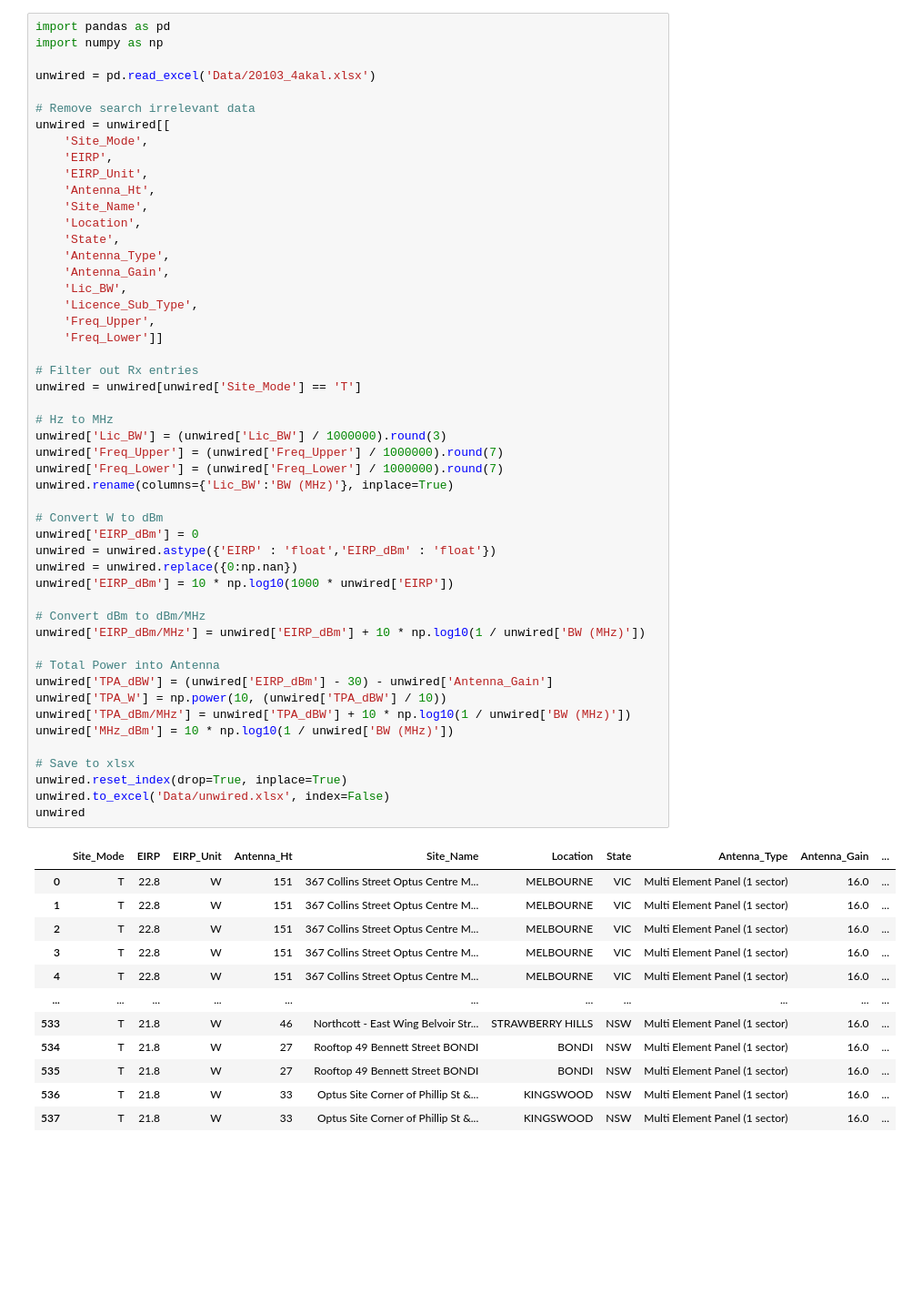
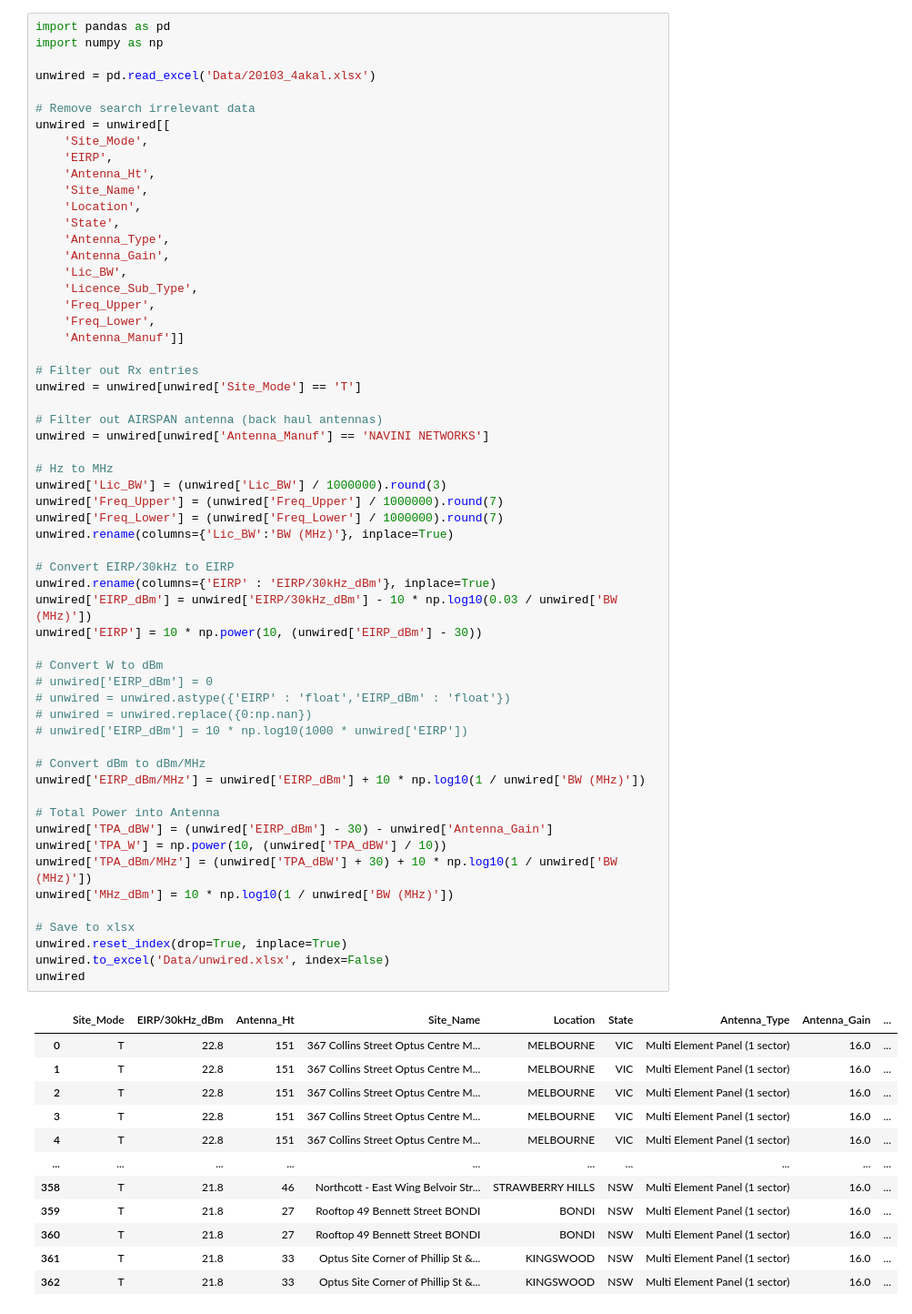
Before and after one commit to navnith-reddy/RAdata, a Jupyter notebook: UnwiredDataProcessing.ipynb, the cells around one changed output. Shown at 91% size. Drawn from its saved outputs; the diff is of its cells as text; blank space fills up the shorter version.

Commit message:
Removed AIRSPAN, EIRP/30KHz fix

```diff
--- a/UnwiredDataProcessing.ipynb
+++ b/UnwiredDataProcessing.ipynb
@@ -32,7 +34,6 @@ unwired = pd.read_excel('Data/20103_4akal.xlsx')
 unwired = unwired[[
     'Site_Mode',
     'EIRP',
-    'EIRP_Unit',
     'Antenna_Ht',
     'Site_Name',
     'Location',
@@ -40,48 +41,57 @@ unwired = unwired[[
     'Antenna_Type',
     'Antenna_Gain',
     'Lic_BW',
     'Licence_Sub_Type',
     'Freq_Upper',
-    'Freq_Lower']]
+    'Freq_Lower',
+    'Antenna_Manuf']]
 
 # Filter out Rx entries
 unwired = unwired[unwired['Site_Mode'] == 'T']
+
+# Filter out AIRSPAN antenna (back haul antennas)
+unwired = unwired[unwired['Antenna_Manuf'] == 'NAVINI NETWORKS']
 
 # Hz to MHz
 unwired['Lic_BW'] = (unwired['Lic_BW'] / 1000000).round(3)
 unwired['Freq_Upper'] = (unwired['Freq_Upper'] / 1000000).round(7)
 unwired['Freq_Lower'] = (unwired['Freq_Lower'] / 1000000).round(7)
 unwired.rename(columns={'Lic_BW':'BW (MHz)'}, inplace=True)
 
+# Convert EIRP/30kHz to EIRP
+unwired.rename(columns={'EIRP' : 'EIRP/30kHz_dBm'}, inplace=True)
+unwired['EIRP_dBm'] = unwired['EIRP/30kHz_dBm'] - 10 * np.log10(0.03 / unwired['BW (MHz)'])
+unwired['EIRP'] = 10 * np.power(10, (unwired['EIRP_dBm'] - 30))
+
 # Convert W to dBm
-unwired['EIRP_dBm'] = 0
-unwired = unwired.astype({'EIRP' : 'float','EIRP_dBm' : 'float'})
-unwired = unwired.replace({0:np.nan})
-unwired['EIRP_dBm'] = 10 * np.log10(1000 * unwired['EIRP'])
+# unwired['EIRP_dBm'] = 0
+# unwired = unwired.astype({'EIRP' : 'float','EIRP_dBm' : 'float'})
+# unwired = unwired.replace({0:np.nan})
+# unwired['EIRP_dBm'] = 10 * np.log10(1000 * unwired['EIRP'])
 
 # Convert dBm to dBm/MHz
 unwired['EIRP_dBm/MHz'] = unwired['EIRP_dBm'] + 10 * np.log10(1 / unwired['BW (MHz)'])
 
 # Total Power into Antenna
 unwired['TPA_dBW'] = (unwired['EIRP_dBm'] - 30) - unwired['Antenna_Gain']
 unwired['TPA_W'] = np.power(10, (unwired['TPA_dBW'] / 10))
-unwired['TPA_dBm/MHz'] = unwired['TPA_dBW'] + 10 * np.log10(1 / unwired['BW (MHz)'])
+unwired['TPA_dBm/MHz'] = (unwired['TPA_dBW'] + 30) + 10 * np.log10(1 / unwired['BW (MHz)'])
 unwired['MHz_dBm'] = 10 * np.log10(1 / unwired['BW (MHz)'])
 
 # Save to xlsx
 unwired.reset_index(drop=True, inplace=True)
 unwired.to_excel('Data/unwired.xlsx', index=False)
 unwired
 # %% [output]
-|  | Site_Mode | EIRP | EIRP_Unit | Antenna_Ht | Site_Name | Location | State | Antenna_Type | Antenna_Gain | ... |
-| 0 | T | 22.8 | W | 151 | 367 Collins Street Optus Centre M... | MELBOURNE | VIC | Multi Element Panel (1 sector) | 16.0 | ... |
-| 1 | T | 22.8 | W | 151 | 367 Collins Street Optus Centre M... | MELBOURNE | VIC | Multi Element Panel (1 sector) | 16.0 | ... |
-| 2 | T | 22.8 | W | 151 | 367 Collins Street Optus Centre M... | MELBOURNE | VIC | Multi Element Panel (1 sector) | 16.0 | ... |
-| 3 | T | 22.8 | W | 151 | 367 Collins Street Optus Centre M... | MELBOURNE | VIC | Multi Element Panel (1 sector) | 16.0 | ... |
-| 4 | T | 22.8 | W | 151 | 367 Collins Street Optus Centre M... | MELBOURNE | VIC | Multi Element Panel (1 sector) | 16.0 | ... |
-| ... | ... | ... | ... | ... | ... | ... | ... | ... | ... | ... |
-| 533 | T | 21.8 | W | 46 | Northcott - East Wing Belvoir Str... | STRAWBERRY HILLS | NSW | Multi Element Panel (1 sector) | 16.0 | ... |
-| 534 | T | 21.8 | W | 27 | Rooftop 49 Bennett Street BONDI | BONDI | NSW | Multi Element Panel (1 sector) | 16.0 | ... |
-| 535 | T | 21.8 | W | 27 | Rooftop 49 Bennett Street BONDI | BONDI | NSW | Multi Element Panel (1 sector) | 16.0 | ... |
-| 536 | T | 21.8 | W | 33 | Optus Site Corner of Phillip St &... | KINGSWOOD | NSW | Multi Element Panel (1 sector) | 16.0 | ... |
-| 537 | T | 21.8 | W | 33 | Optus Site Corner of Phillip St &... | KINGSWOOD | NSW | Multi Element Panel (1 sector) | 16.0 | ... |
+|  | Site_Mode | EIRP/30kHz_dBm | Antenna_Ht | Site_Name | Location | State | Antenna_Type | Antenna_Gain | ... |
+| 0 | T | 22.8 | 151 | 367 Collins Street Optus Centre M... | MELBOURNE | VIC | Multi Element Panel (1 sector) | 16.0 | ... |
+| 1 | T | 22.8 | 151 | 367 Collins Street Optus Centre M... | MELBOURNE | VIC | Multi Element Panel (1 sector) | 16.0 | ... |
+| 2 | T | 22.8 | 151 | 367 Collins Street Optus Centre M... | MELBOURNE | VIC | Multi Element Panel (1 sector) | 16.0 | ... |
+| 3 | T | 22.8 | 151 | 367 Collins Street Optus Centre M... | MELBOURNE | VIC | Multi Element Panel (1 sector) | 16.0 | ... |
+| 4 | T | 22.8 | 151 | 367 Collins Street Optus Centre M... | MELBOURNE | VIC | Multi Element Panel (1 sector) | 16.0 | ... |
+| ... | ... | ... | ... | ... | ... | ... | ... | ... | ... |
+| 358 | T | 21.8 | 46 | Northcott - East Wing Belvoir Str... | STRAWBERRY HILLS | NSW | Multi Element Panel (1 sector) | 16.0 | ... |
+| 359 | T | 21.8 | 27 | Rooftop 49 Bennett Street BONDI | BONDI | NSW | Multi Element Panel (1 sector) | 16.0 | ... |
+| 360 | T | 21.8 | 27 | Rooftop 49 Bennett Street BONDI | BONDI | NSW | Multi Element Panel (1 sector) | 16.0 | ... |
+| 361 | T | 21.8 | 33 | Optus Site Corner of Phillip St &... | KINGSWOOD | NSW | Multi Element Panel (1 sector) | 16.0 | ... |
+| 362 | T | 21.8 | 33 | Optus Site Corner of Phillip St &... | KINGSWOOD | NSW | Multi Element Panel (1 sector) | 16.0 | ... |
```
Also changed, not shown: parts of 15 cells of this notebook, 11 other files.
